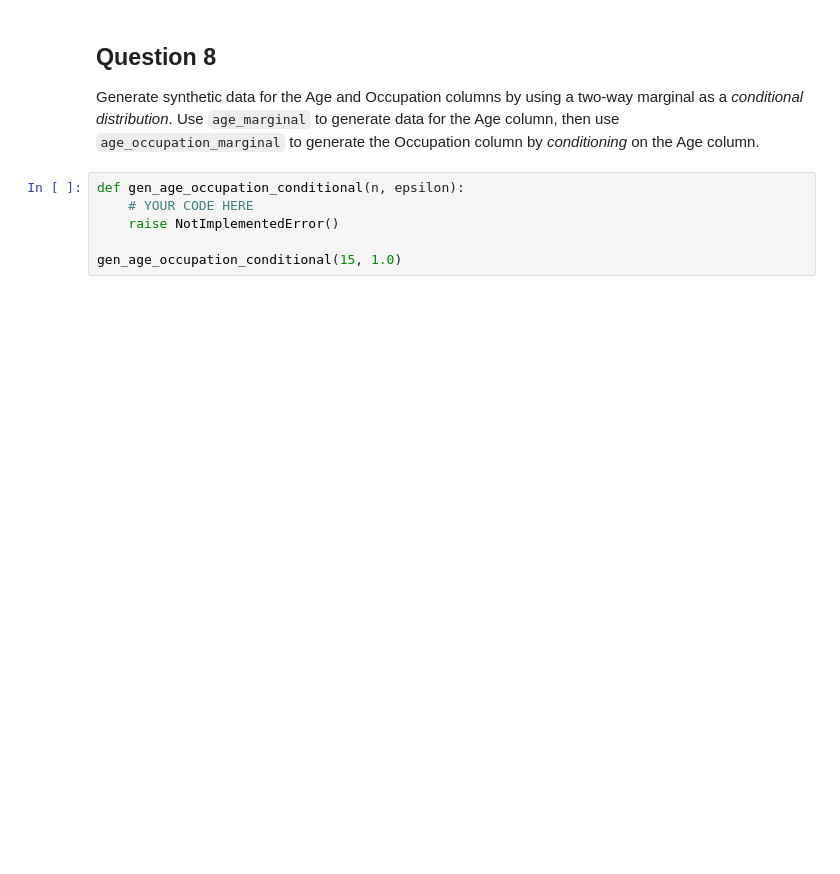
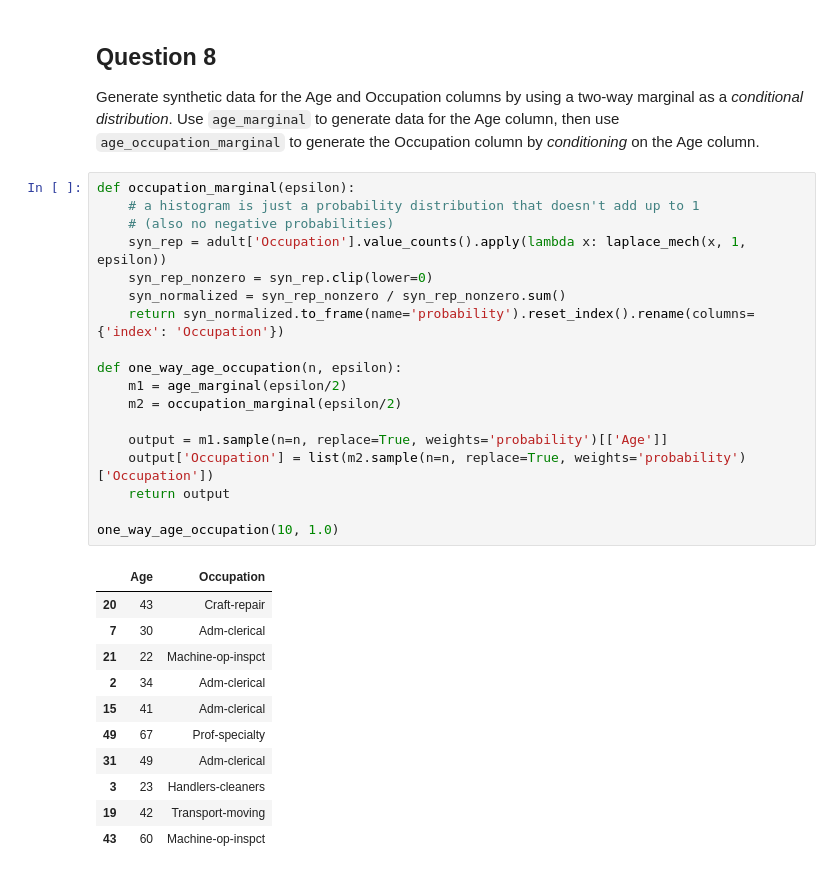
Before and after one commit to aaronperkel/cs3110-data-privacy, a Jupyter notebook: exercises/CS3110_Ex_11-11-24.ipynb, the cells around one changed output. Cells and saved outputs as stored; diff of their text form; blank space fills up the shorter version.

```diff
--- a/exercises/CS3110_Ex_11-11-24.ipynb
+++ b/exercises/CS3110_Ex_11-11-24.ipynb
@@ -166,9 +221,33 @@ gen_samples(15, marginal)
 ## Question 8
 
 Generate synthetic data for the Age and Occupation columns by using a two-way marginal as a *conditional distribution*. Use `age_marginal` to generate data for the Age column, then use `age_occupation_marginal` to generate the Occupation column by *conditioning* on the Age column.
-# %%
-def gen_age_occupation_conditional(n, epsilon):
-    # YOUR CODE HERE
-    raise NotImplementedError()
-
-gen_age_occupation_conditional(15, 1.0)
+# %%
+def occupation_marginal(epsilon):
+    # a histogram is just a probability distribution that doesn't add up to 1
+    # (also no negative probabilities)
+    syn_rep = adult['Occupation'].value_counts().apply(lambda x: laplace_mech(x, 1, epsilon))
+    syn_rep_nonzero = syn_rep.clip(lower=0)
+    syn_normalized = syn_rep_nonzero / syn_rep_nonzero.sum()
+    return syn_normalized.to_frame(name='probability').reset_index().rename(columns={'index': 'Occupation'})
+
+def one_way_age_occupation(n, epsilon):
+    m1 = age_marginal(epsilon/2)
+    m2 = occupation_marginal(epsilon/2)
+
+    output = m1.sample(n=n, replace=True, weights='probability')[['Age']]
+    output['Occupation'] = list(m2.sample(n=n, replace=True, weights='probability')['Occupation'])
+    return output
+
+one_way_age_occupation(10, 1.0)
+# %% [output]
+|  | Age | Occupation |
+| 20 | 43 | Craft-repair |
+| 7 | 30 | Adm-clerical |
+| 21 | 22 | Machine-op-inspct |
+| 2 | 34 | Adm-clerical |
+| 15 | 41 | Adm-clerical |
+| 49 | 67 | Prof-specialty |
+| 31 | 49 | Adm-clerical |
+| 3 | 23 | Handlers-cleaners |
+| 19 | 42 | Transport-moving |
+| 43 | 60 | Machine-op-inspct |
```
Also changed, not shown: parts of 14 cells of this notebook, 2 other files.
